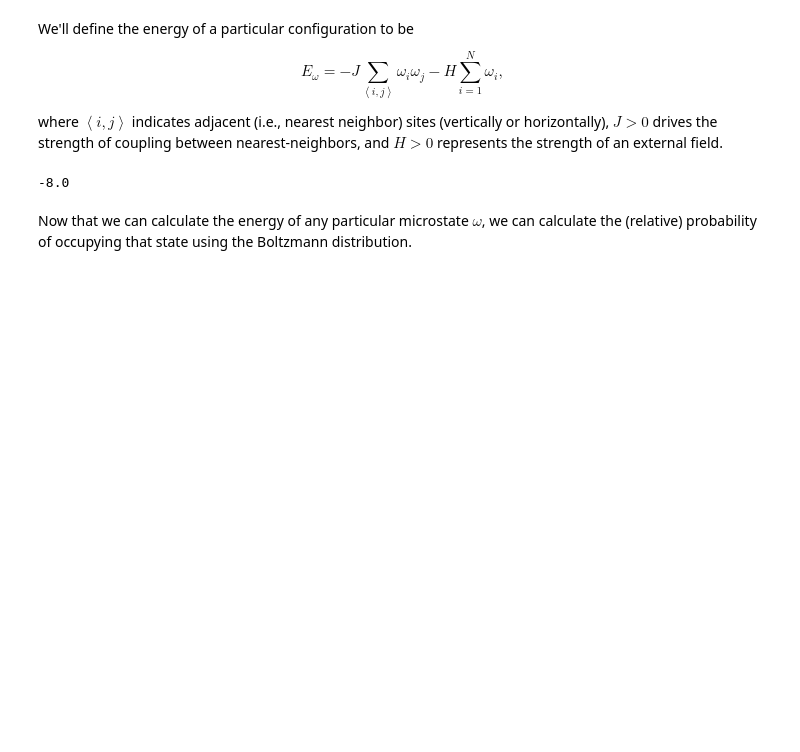
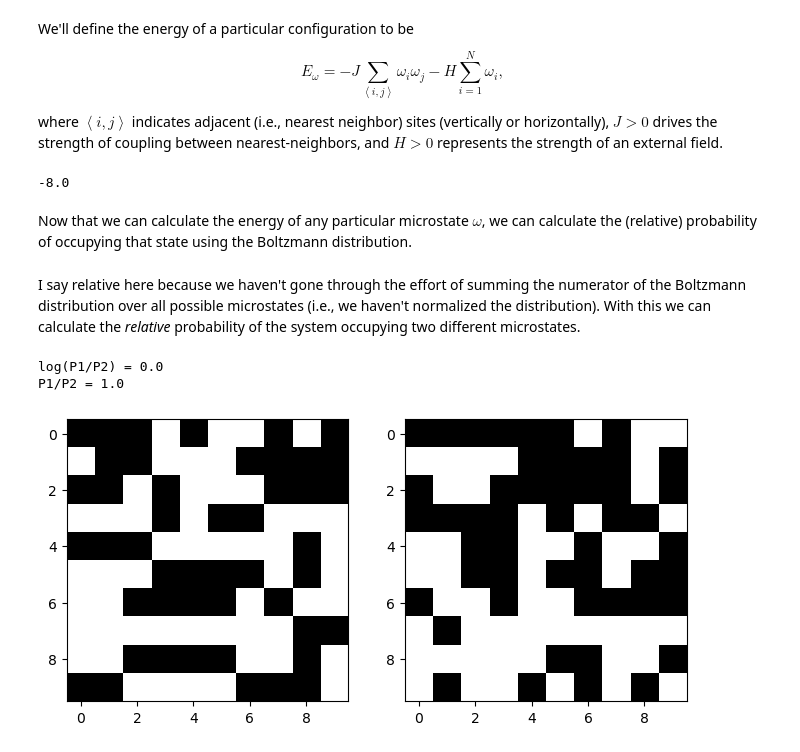
Before and after one commit to wrighj26/scicomp2_F25_wright, a Jupyter notebook: notebooks/Boltzmann and Ising (and some Metropolis).ipynb, the cells around one changed output. Cells and saved outputs as stored; diff of their text form; code cells hidden in the pictures; blank space fills up the shorter version.

```diff
--- a/notebooks/Boltzmann and Ising (and some Metropolis).ipynb
+++ b/notebooks/Boltzmann and Ising (and some Metropolis).ipynb
@@ -66,3 +66,23 @@ Now that we can calculate the energy of any particular microstate $\omega$, we c
 # %%
 def lnBoltz(state, kT=1., J=1., H=0.):
     return -energy(state, J=J, H=H)/kT
+# %% [markdown]
+I say relative here because we haven't gone through the effort of summing the numerator of the Boltzmann distribution over all possible microstates (i.e., we haven't normalized the distribution).  With this we can calculate the _relative_ probability of the system occupying two different microstates.
+# %%
+def draw_state(N):
+    ngrid = int(np.sqrt(N))
+    return np.random.choice([-1, 1], size=(ngrid, ngrid))
+# %%
+state1 = draw_state(N)
+state2 = draw_state(N)
+
+fig, axs = plt.subplots(1, 2, figsize=(8, 4))
+axs[0].imshow(state1, cmap='gray')
+axs[1].imshow(state2, cmap='gray')
+log_P_rel = lnBoltz(state1) - lnBoltz(state2)
+print("log(P1/P2) = {}".format(log_P_rel))
+print("P1/P2 = {}".format(np.exp(log_P_rel)))
+# %% [output]
+log(P1/P2) = 0.0
+P1/P2 = 1.0
+[figure, added]
```
Also changed, not shown: parts of 27 cells of this notebook, 2 other files.
